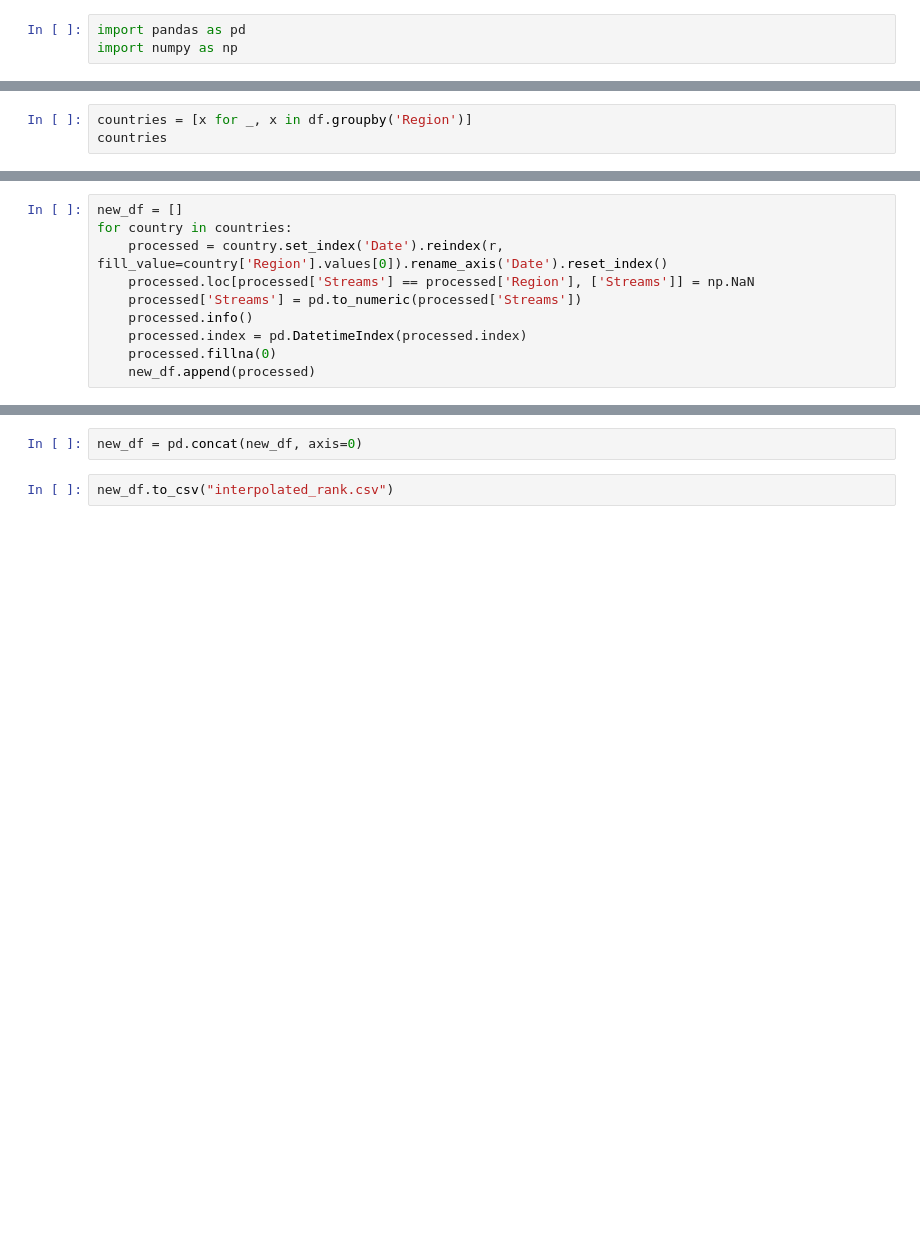
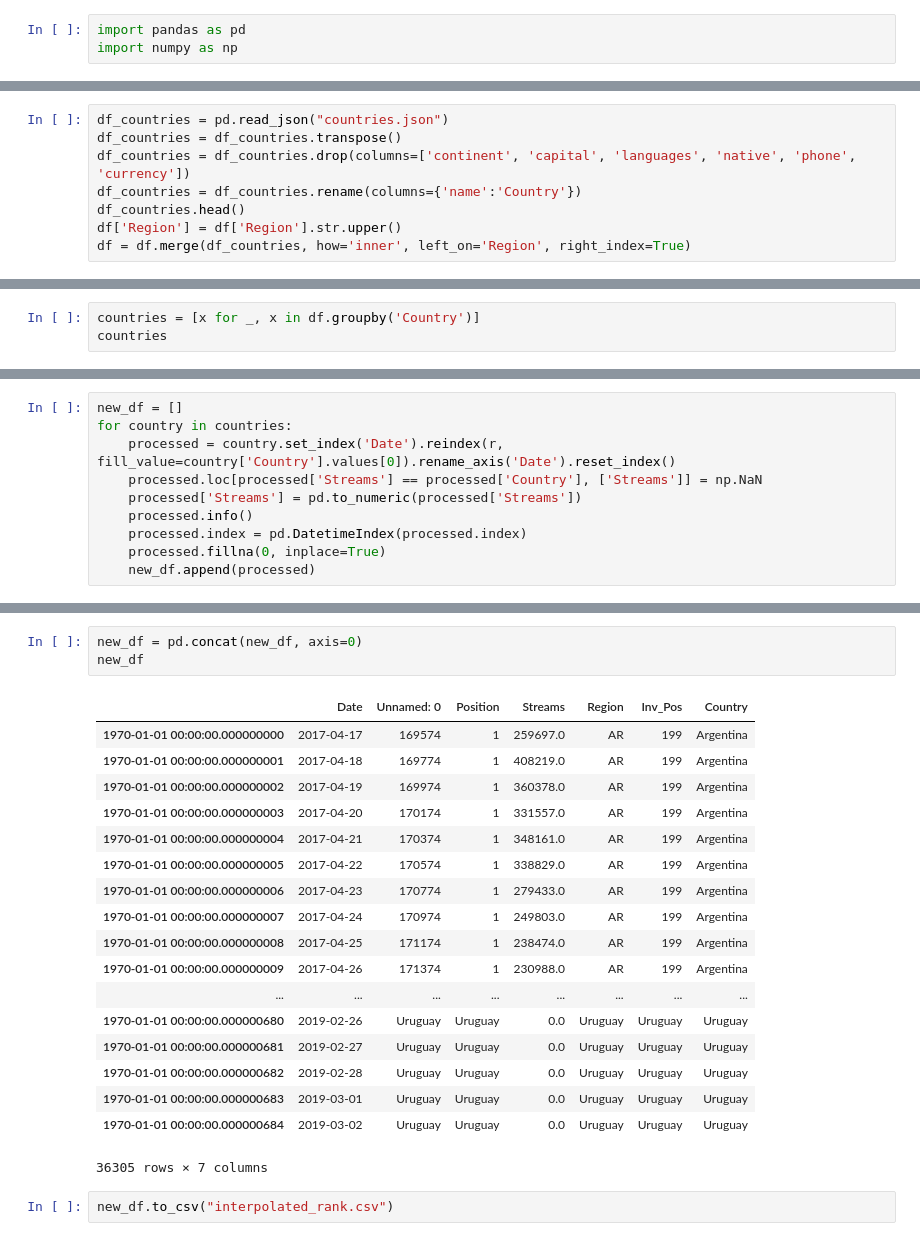
Before and after one commit to gurus848/COMP4462_Project, a Jupyter notebook: Task_1/viz_2_Themeriver_d3/Preprocessing.ipynb, the cells around one changed output, grey strips where cells are left out. Saved outputs shown, nothing was run; the diff lists cells and outputs as text; blank space fills up the shorter version.

```diff
--- a/Task_1/viz_2_Themeriver_d3/Preprocessing.ipynb
+++ b/Task_1/viz_2_Themeriver_d3/Preprocessing.ipynb
@@ -15,3 +15,11 @@ df.head()
+# %%
+df_countries = pd.read_json("countries.json")
+df_countries = df_countries.transpose()
+df_countries = df_countries.drop(columns=['continent', 'capital', 'languages', 'native', 'phone', 'currency'])
+df_countries = df_countries.rename(columns={'name':'Country'})
+df_countries.head()
+df['Region'] = df['Region'].str.upper()
+df = df.merge(df_countries, how='inner', left_on='Region', right_index=True)
 # %%
 df['Date'] = pd.to_datetime(df['Date'])
 r = pd.date_range(start=df.Date.min(), end=df.Date.max())
@@ -28,4 +36,4 @@ DatetimeIndex(['2017-09-20', '2017-09-21', '2017-09-22', '2017-09-23',
 # %%
-countries = [x for _, x in df.groupby('Region')]
+countries = [x for _, x in df.groupby('Country')]
 countries
 # %% [output]
@@ -49,12 +57,12 @@ countries
 # %%
 new_df = []
 for country in countries:
-    processed = country.set_index('Date').reindex(r, fill_value=country['Region'].values[0]).rename_axis('Date').reset_index()
-    processed.loc[processed['Streams'] == processed['Region'], ['Streams']] = np.NaN
+    processed = country.set_index('Date').reindex(r, fill_value=country['Country'].values[0]).rename_axis('Date').reset_index()
+    processed.loc[processed['Streams'] == processed['Country'], ['Streams']] = np.NaN
     processed['Streams'] = pd.to_numeric(processed['Streams'])
     processed.info()
     processed.index = pd.DatetimeIndex(processed.index)
-    processed.fillna(0)
+    processed.fillna(0, inplace=True)
     new_df.append(processed)
 # %% [output]
 <class 'pandas.core.frame.DataFrame'>
@@ -77,5 +85,25 @@ memory usage: 14.1+ KB
 # %%
 new_df = pd.concat(new_df, axis=0)
+new_df
+# %% [output]
+|  | Date | Unnamed: 0 | Position | Streams | Region | Inv_Pos | Country |
+| 1970-01-01 00:00:00.000000000 | 2017-04-17 | 169574 | 1 | 259697.0 | AR | 199 | Argentina |
+| 1970-01-01 00:00:00.000000001 | 2017-04-18 | 169774 | 1 | 408219.0 | AR | 199 | Argentina |
+| 1970-01-01 00:00:00.000000002 | 2017-04-19 | 169974 | 1 | 360378.0 | AR | 199 | Argentina |
+| 1970-01-01 00:00:00.000000003 | 2017-04-20 | 170174 | 1 | 331557.0 | AR | 199 | Argentina |
+| 1970-01-01 00:00:00.000000004 | 2017-04-21 | 170374 | 1 | 348161.0 | AR | 199 | Argentina |
+| 1970-01-01 00:00:00.000000005 | 2017-04-22 | 170574 | 1 | 338829.0 | AR | 199 | Argentina |
+| 1970-01-01 00:00:00.000000006 | 2017-04-23 | 170774 | 1 | 279433.0 | AR | 199 | Argentina |
+| 1970-01-01 00:00:00.000000007 | 2017-04-24 | 170974 | 1 | 249803.0 | AR | 199 | Argentina |
+| 1970-01-01 00:00:00.000000008 | 2017-04-25 | 171174 | 1 | 238474.0 | AR | 199 | Argentina |
+| 1970-01-01 00:00:00.000000009 | 2017-04-26 | 171374 | 1 | 230988.0 | AR | 199 | Argentina |
+| ... | ... | ... | ... | ... | ... | ... | ... |
+| 1970-01-01 00:00:00.000000680 | 2019-02-26 | Uruguay | Uruguay | 0.0 | Uruguay | Uruguay | Uruguay |
+| 1970-01-01 00:00:00.000000681 | 2019-02-27 | Uruguay | Uruguay | 0.0 | Uruguay | Uruguay | Uruguay |
+| 1970-01-01 00:00:00.000000682 | 2019-02-28 | Uruguay | Uruguay | 0.0 | Uruguay | Uruguay | Uruguay |
+| 1970-01-01 00:00:00.000000683 | 2019-03-01 | Uruguay | Uruguay | 0.0 | Uruguay | Uruguay | Uruguay |
+| 1970-01-01 00:00:00.000000684 | 2019-03-02 | Uruguay | Uruguay | 0.0 | Uruguay | Uruguay | Uruguay |
+36305 rows × 7 columns
 # %%
 new_df.to_csv("interpolated_rank.csv")
 # %%
```
Also changed, not shown: parts of 6 cells of this notebook, 6 other files.
